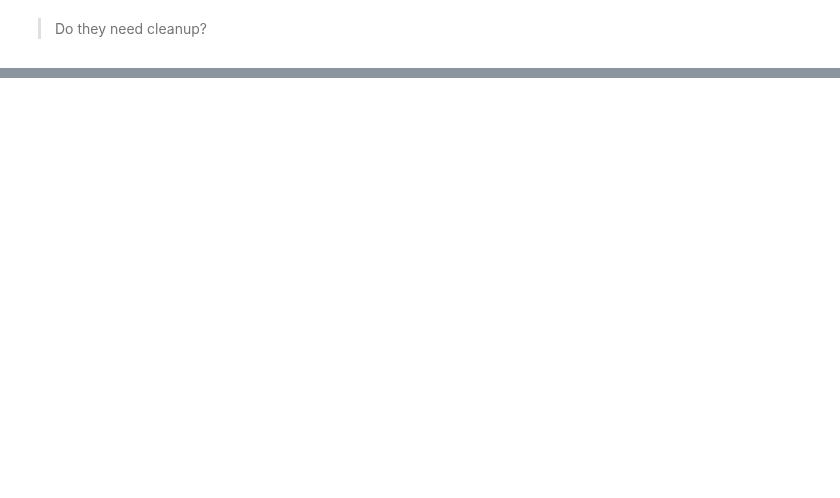
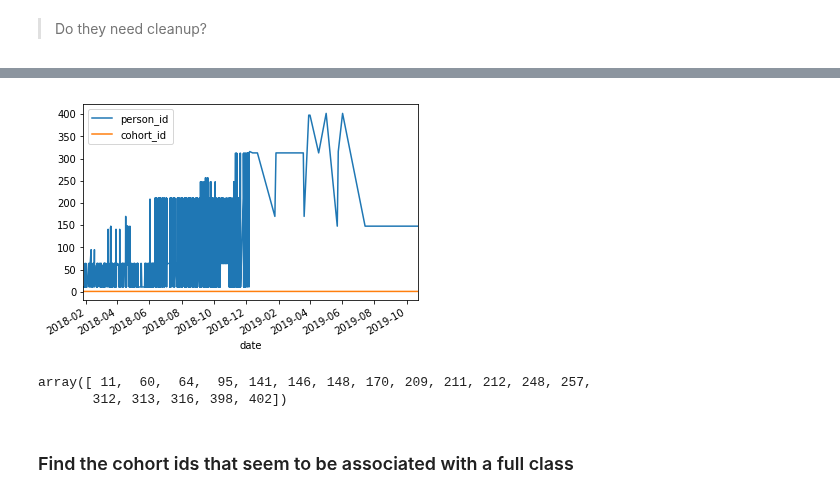
Before and after one commit to misty-garcia/ds-methodologies-exercises, a Jupyter notebook: anomaly_detection/time_series_anomaly_detection.ipynb, the cells around one changed output, grey strips where cells are left out. Cells and saved outputs as stored; diff of their text form; code cells hidden in the pictures; blank space fills up the shorter version.

```diff
--- a/anomaly_detection/time_series_anomaly_detection.ipynb
+++ b/anomaly_detection/time_series_anomaly_detection.ipynb
@@ -273 +351,3 @@ df [df.num2.isnull()]
+# %%
+df.rename(columns={"num1":"person_id", "num2":"cohort_id"}, inplace=True)
 # %% [markdown]
@@ -337,0 +456,12 @@ Name: page, dtype: int64
+# %%
+df [df.cohort_id == 1].reset_index().plot(x="date")
+plt.show()
+# %% [output]
+[figure, added]
+# %%
+df [df.cohort_id == 1].person_id.unique()
+# %% [output]
+array([ 11,  60,  64,  95, 141, 146, 148, 170, 209, 211, 212, 248, 257,
+       312, 313, 316, 398, 402])
+# %% [markdown]
+### Find the cohort ids that seem to be associated with a full class
```
Also changed, not shown: parts of 31 cells of this notebook.
